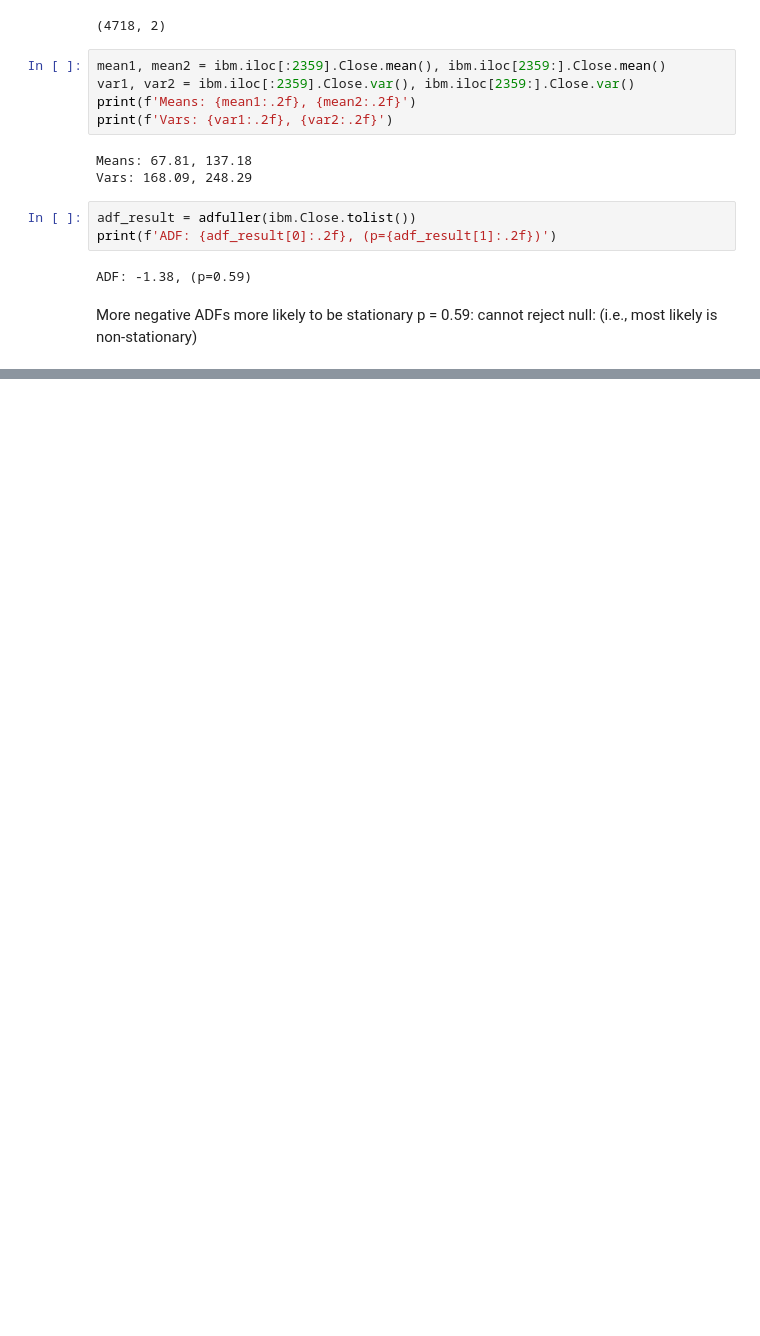
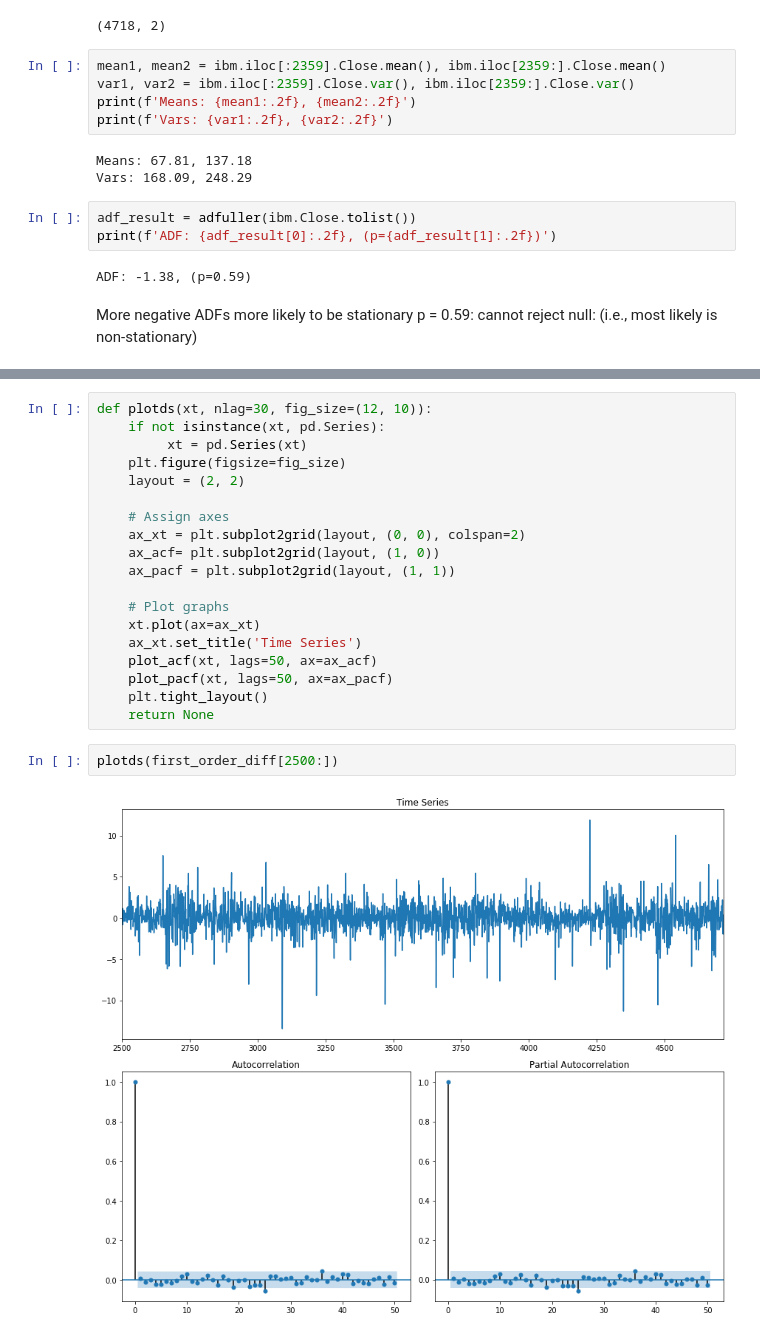
Before and after one commit to damiansp/TS, a Jupyter notebook: python/practical_TSA/04_ARIMA_models/04c_arima.py.ipynb, the cells around one changed output, grey strips where cells are left out. Saved outputs shown, nothing was run; the diff lists cells and outputs as text; blank space fills up the shorter version.

```diff
--- a/python/practical_TSA/04_ARIMA_models/04c_arima.py.ipynb
+++ b/python/practical_TSA/04_ARIMA_models/04c_arima.py.ipynb
@@ -37,0 +62,23 @@ p = 0.59: cannot reject null: (i.e., most likely is non-stationary)
+# %%
+def plotds(xt, nlag=30, fig_size=(12, 10)):
+    if not isinstance(xt, pd.Series):
+         xt = pd.Series(xt)
+    plt.figure(figsize=fig_size)
+    layout = (2, 2)
+
+    # Assign axes
+    ax_xt = plt.subplot2grid(layout, (0, 0), colspan=2)
+    ax_acf= plt.subplot2grid(layout, (1, 0))
+    ax_pacf = plt.subplot2grid(layout, (1, 1))
+
+    # Plot graphs
+    xt.plot(ax=ax_xt)
+    ax_xt.set_title('Time Series')
+    plot_acf(xt, lags=50, ax=ax_acf)
+    plot_pacf(xt, lags=50, ax=ax_pacf)
+    plt.tight_layout()
+    return None
+# %%
+plotds(first_order_diff[2500:])
+# %% [output]
+[figure, added]
```
Also changed, not shown: parts of 10 cells of this notebook.
